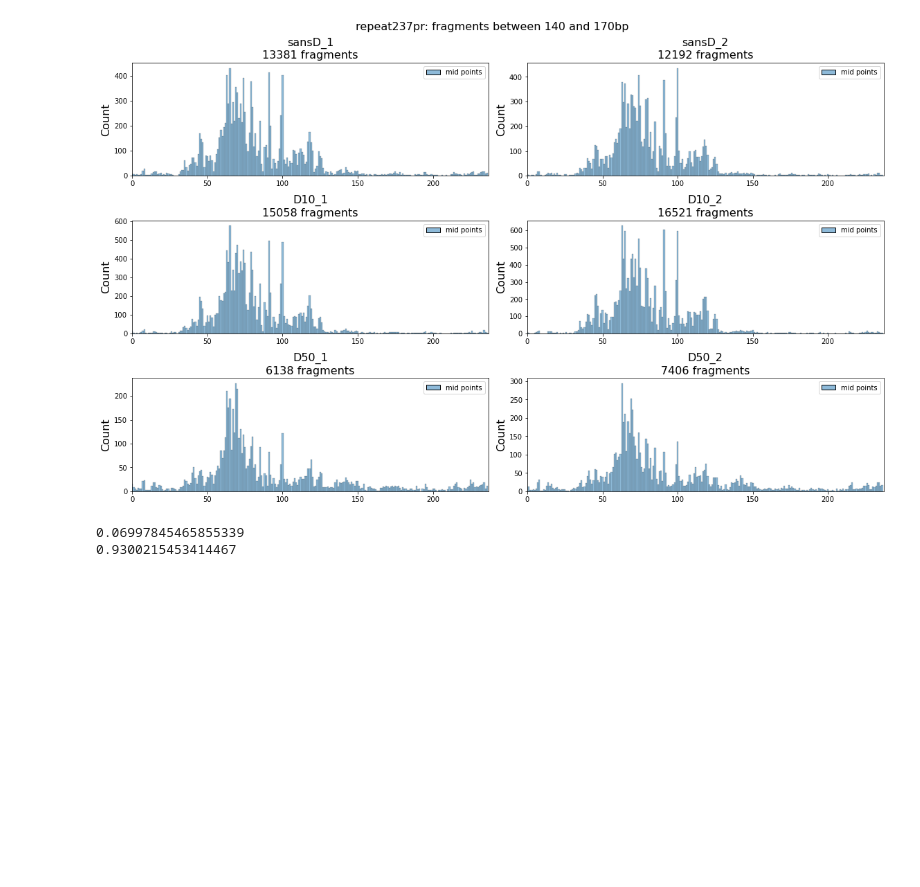
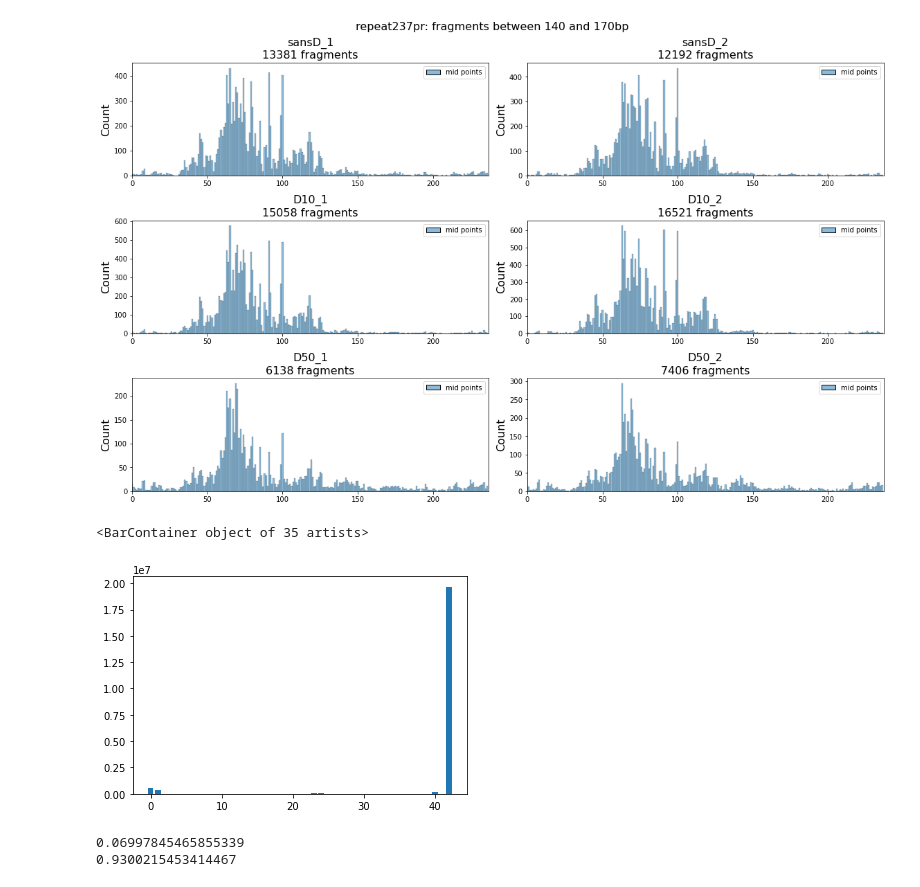
Before and after one commit to Alexwestbrook/mnhn-internship_DeepCNN_ChIP-seq, a Jupyter notebook: JB_alignment_analysis.ipynb, the cells around one changed output. Cells and saved outputs as stored; diff of their text form; code cells hidden in the pictures; blank space fills up the shorter version.

```diff
--- a/JB_alignment_analysis.ipynb
+++ b/JB_alignment_analysis.ipynb
@@ -445,6 +394,18 @@ fig.suptitle(f'repeat{repid}: fragments between {minfragsize} and {maxfragsize}b
 # %% [output]
 Text(0.5, 0.98, 'repeat237pr: fragments between 140 and 170bp')
 [figure]
+# %%
+bam_file = '/home/alex/shared_folder/JB_seqdes/Projet_Julien/MNase_08_2023/NG-34039_167_4_2_lib713577_10294_1_101bp_max250.sorted.bam'
+with pysam.AlignmentFile(bam_file, 'rb') as f:
+    mapqs = defaultdict(int)
+    for read in f.fetch():
+        mapqs[read.mapq] += 1
+mapqs = dict(sorted(mapqs.items()))
+# %%
+plt.bar(list(mapqs.keys()), list(mapqs.values()))
+# %% [output]
+<BarContainer object of 35 artists>
+[figure, added]
 # %%
 bam_file = '/home/alex/shared_folder/JB_seqdes/Projet_Julien/MNase_08_2023/NG-34039_167_4_2_lib713577_10294_1_101bp_max250.sorted.bam'
 with pysam.AlignmentFile(bam_file, 'rb') as f:
```
Also changed, not shown: parts of 5 cells of this notebook, 1 other file.
